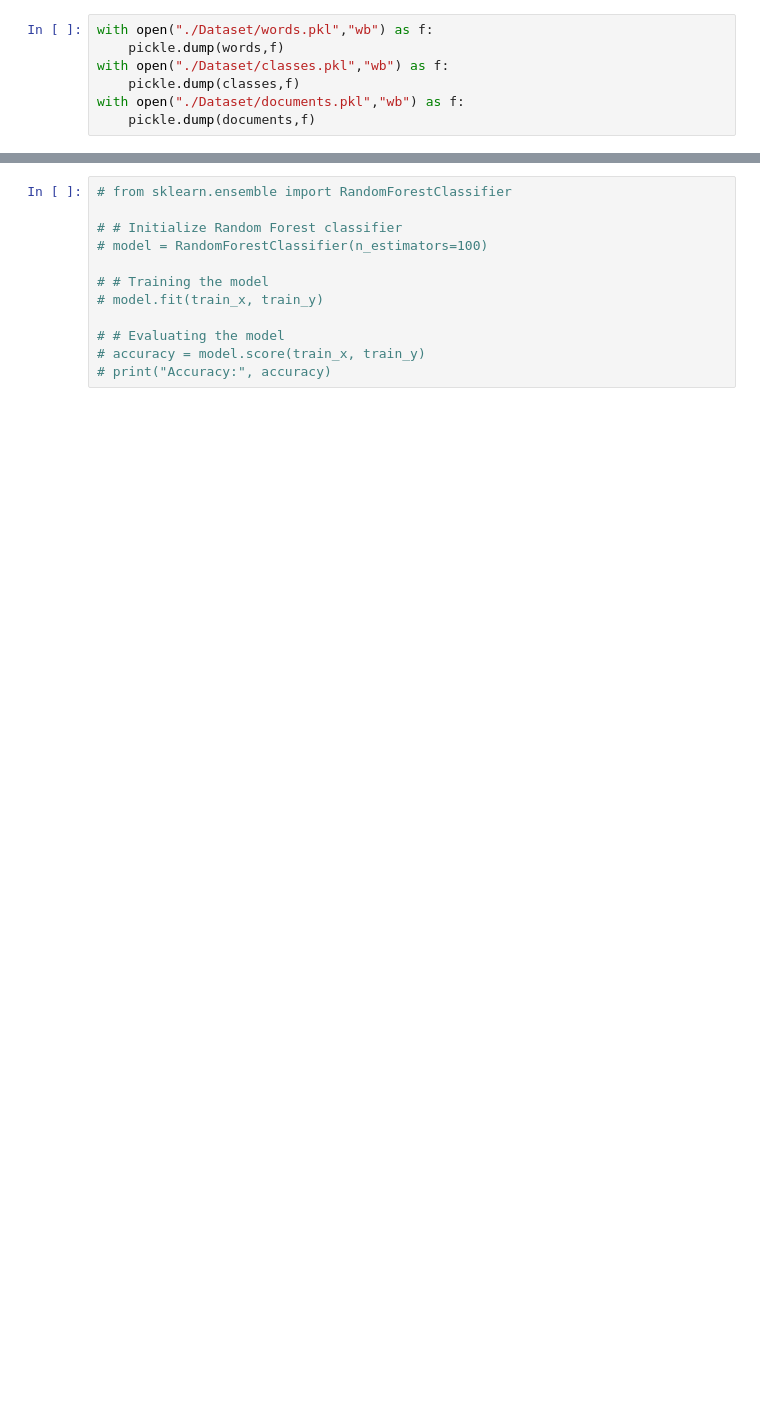
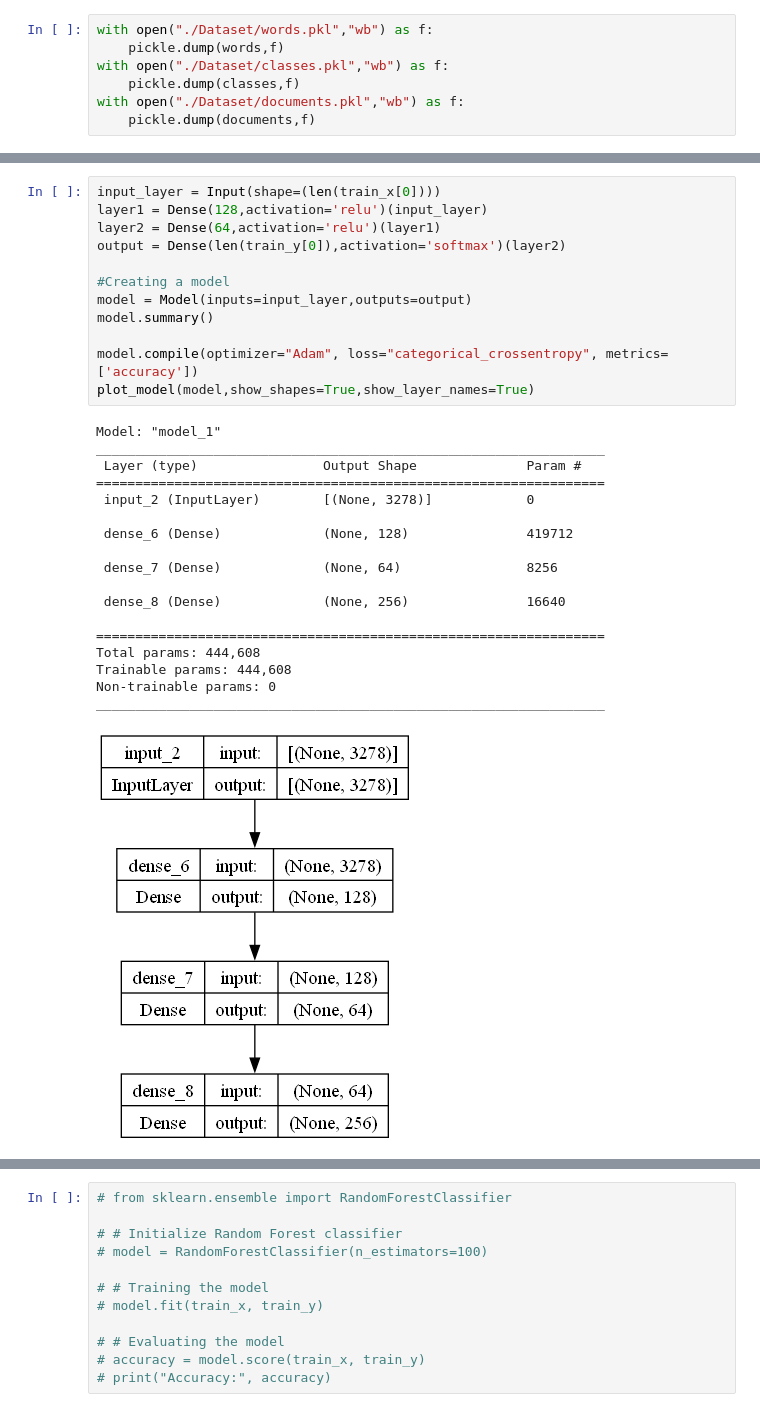
Before and after one commit to Michs224/ChatbotPersonal_NLP, a Jupyter notebook: Main.ipynb, the cells around one changed output, grey strips where cells are left out. Drawn from its saved outputs; the diff is of its cells as text; blank space fills up the shorter version.

```diff
--- a/Main.ipynb
+++ b/Main.ipynb
@@ -306,0 +345,31 @@ Model Created!
+# %%
+input_layer = Input(shape=(len(train_x[0])))
+layer1 = Dense(128,activation='relu')(input_layer)
+layer2 = Dense(64,activation='relu')(layer1)
+output = Dense(len(train_y[0]),activation='softmax')(layer2)
+
+#Creating a model
+model = Model(inputs=input_layer,outputs=output)
+model.summary()
+
+model.compile(optimizer="Adam", loss="categorical_crossentropy", metrics=['accuracy'])
+plot_model(model,show_shapes=True,show_layer_names=True)
+# %% [output]
+Model: "model_1"
+_________________________________________________________________
+ Layer (type)                Output Shape              Param #
+=================================================================
+ input_2 (InputLayer)        [(None, 3278)]            0
+
+ dense_6 (Dense)             (None, 128)               419712
+
+ dense_7 (Dense)             (None, 64)                8256
+
+ dense_8 (Dense)             (None, 256)               16640
+
+=================================================================
+Total params: 444,608
+Trainable params: 444,608
+Non-trainable params: 0
+_________________________________________________________________
+[figure, added]
```
Also changed, not shown: parts of 18 cells of this notebook, 18 other files.
